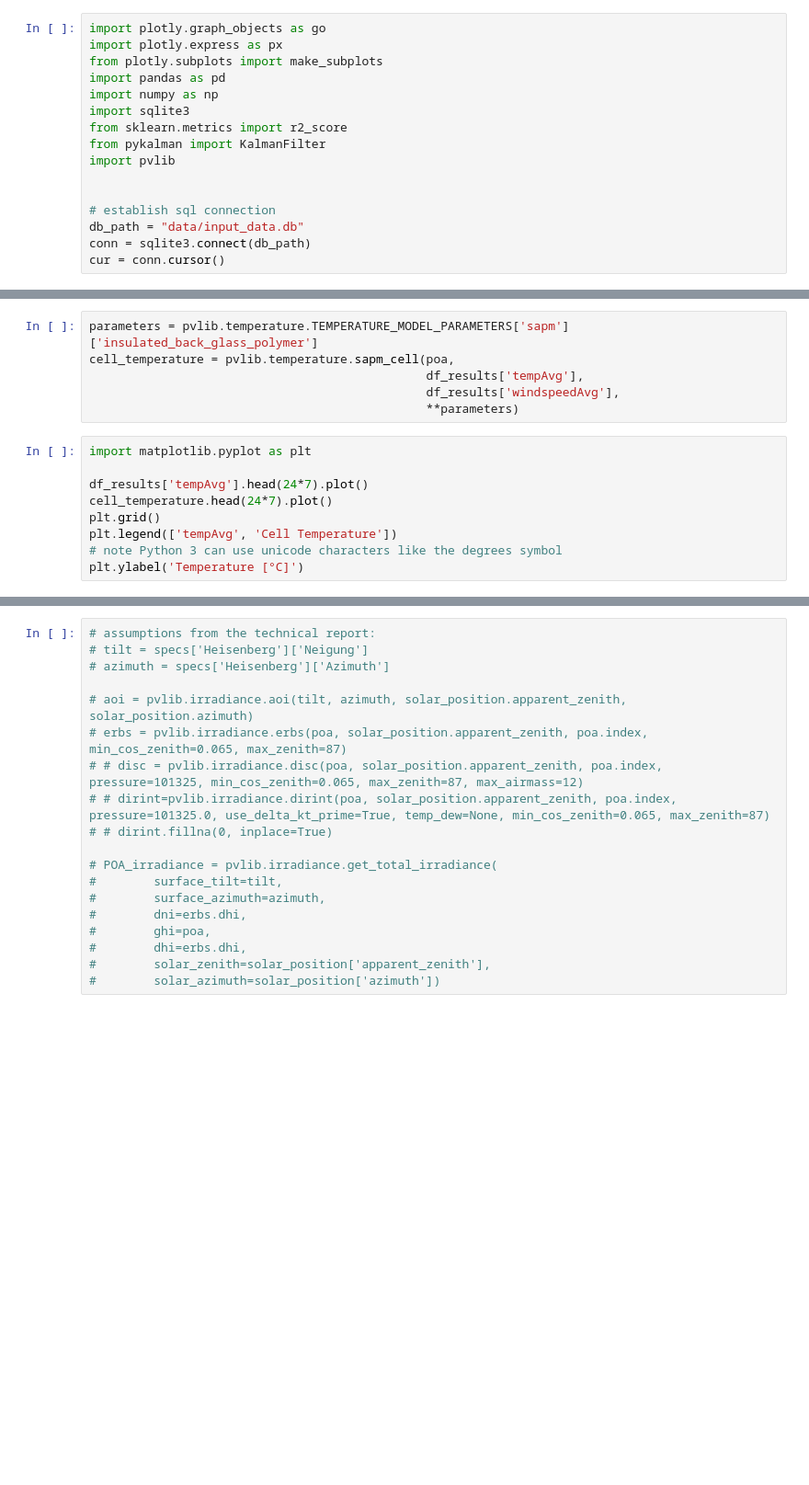
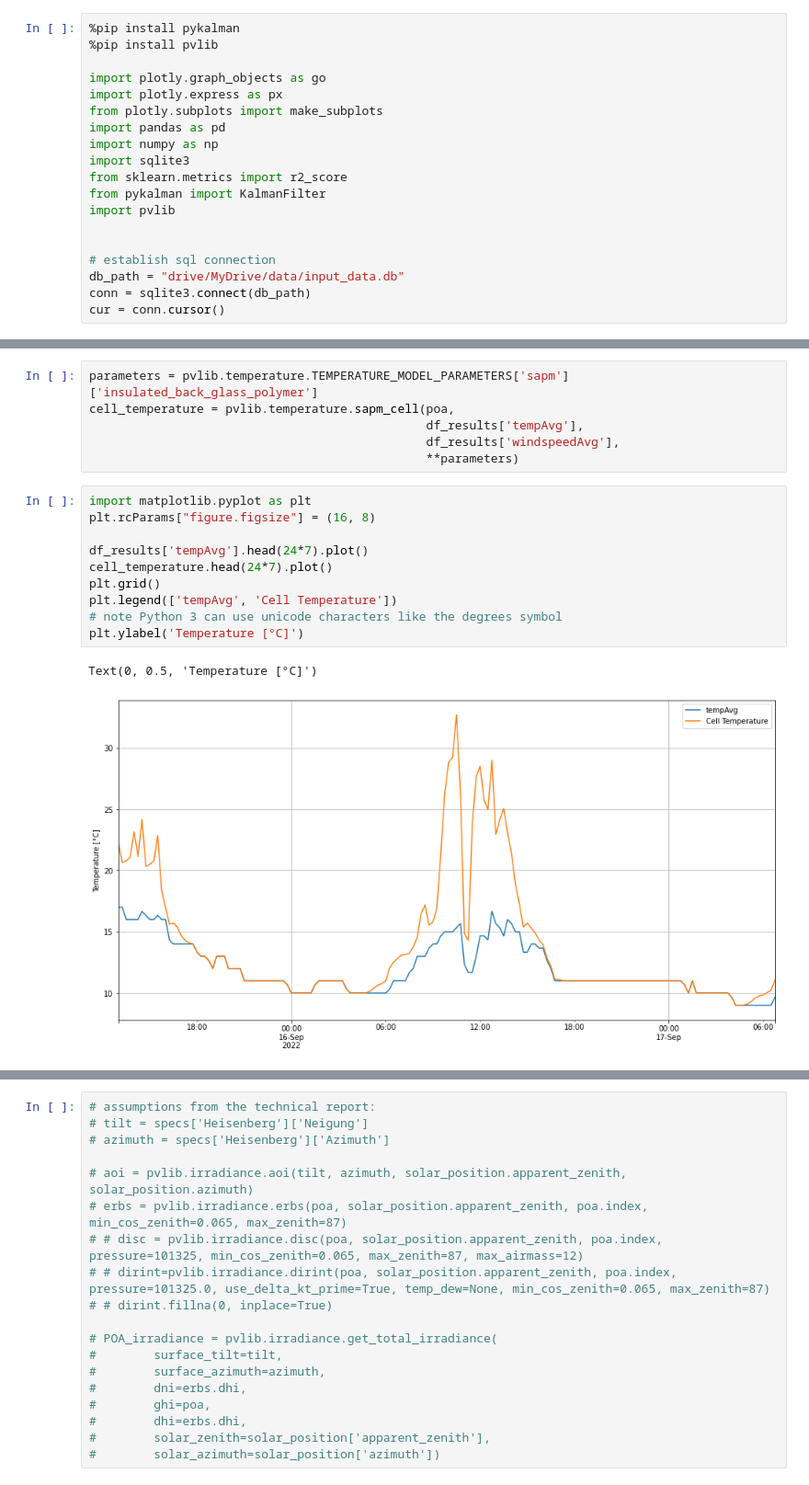
Before and after one commit to Schmutzz/PV_Forecast_Platone, a Jupyter notebook: analytics_lasse.ipynb, the cells around one changed output, grey strips where cells are left out. Shown at 92% size. Saved outputs shown, nothing was run; the diff lists cells and outputs as text; blank space fills up the shorter version.

```diff
--- a/analytics_lasse.ipynb
+++ b/analytics_lasse.ipynb
@@ -1,4 +6,7 @@
 # %%
+%pip install pykalman
+%pip install pvlib
+
 import plotly.graph_objects as go
 import plotly.express as px
 from plotly.subplots import make_subplots
@@ -11,6 +19,6 @@ import pvlib
 
 
 # establish sql connection
-db_path = "data/input_data.db"
+db_path = "drive/MyDrive/data/input_data.db"
 conn = sqlite3.connect(db_path)
 cur = conn.cursor()
@@ -513,11 +564,15 @@ cell_temperature = pvlib.temperature.sapm_cell(poa,
                                                **parameters)
 # %%
 import matplotlib.pyplot as plt
+plt.rcParams["figure.figsize"] = (16, 8)
 
 df_results['tempAvg'].head(24*7).plot()
 cell_temperature.head(24*7).plot()
 plt.grid()
 plt.legend(['tempAvg', 'Cell Temperature'])
 # note Python 3 can use unicode characters like the degrees symbol
 plt.ylabel('Temperature [°C]')
+# %% [output]
+Text(0, 0.5, 'Temperature [°C]')
+[figure, added]
 # %%
```
Also changed, not shown: parts of 22 cells of this notebook.
